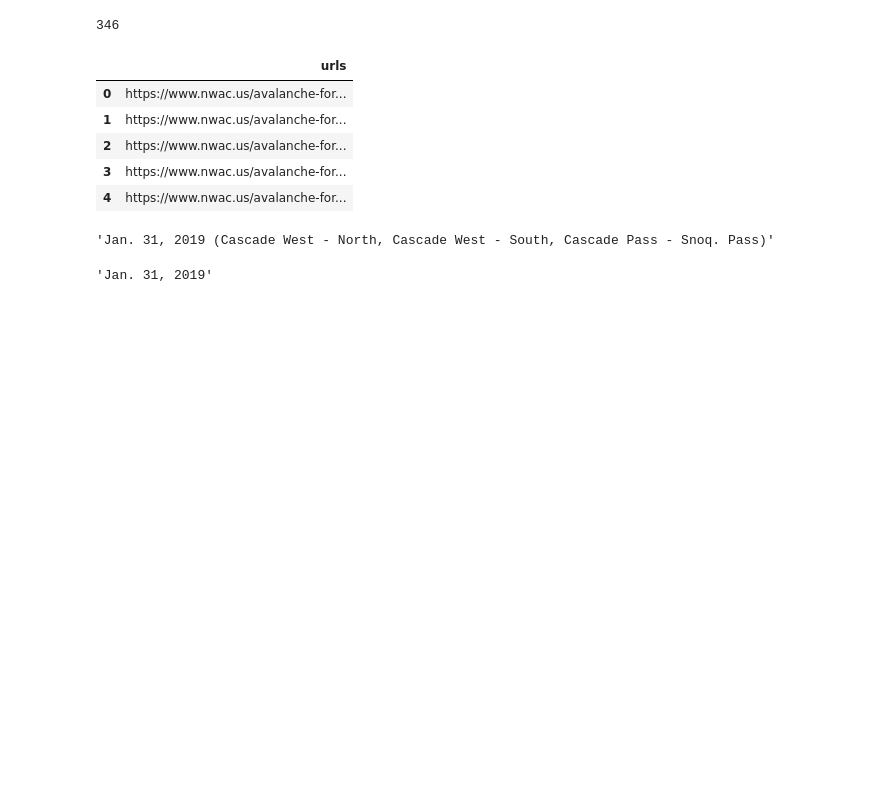
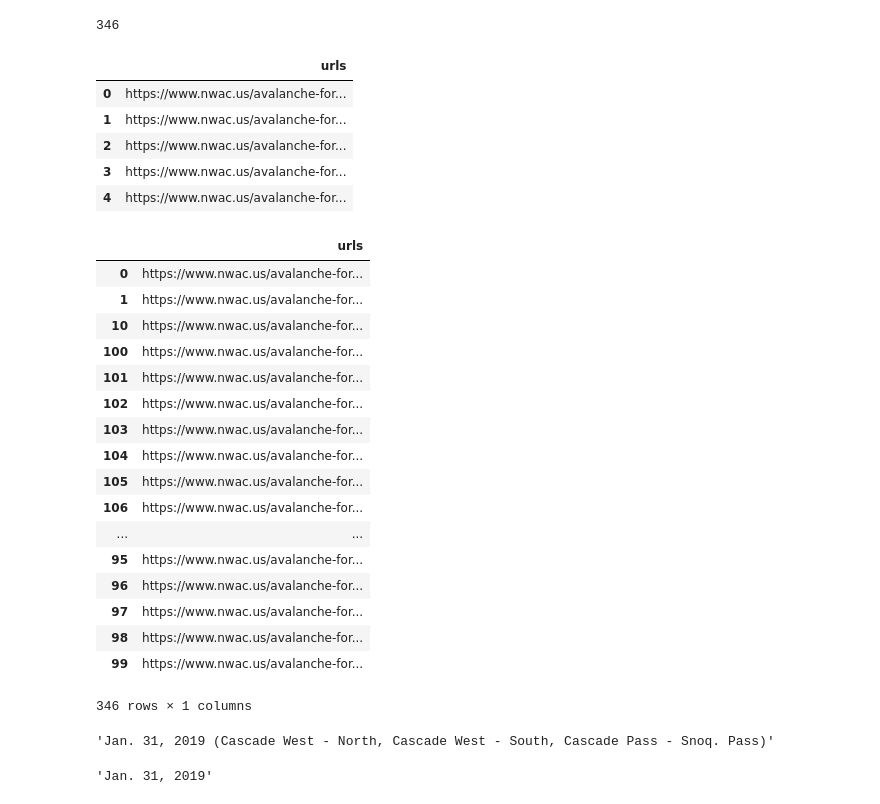
Before and after one commit to kevintheduu/avalanche-predictor, a Jupyter notebook: scrape_url_test.ipynb, the cells around one changed output. Drawn from its saved outputs; the diff is of its cells as text; code cells hidden in the pictures; blank space fills up the shorter version.

```diff
--- a/scrape_url_test.ipynb
+++ b/scrape_url_test.ipynb
@@ -78,3 +80,24 @@ df.head()
+# %%
+pd.read_json('url_scrape.json')
+# %% [output]
+|  | urls |
+| 0 | https://www.nwac.us/avalanche-for... |
+| 1 | https://www.nwac.us/avalanche-for... |
+| 10 | https://www.nwac.us/avalanche-for... |
+| 100 | https://www.nwac.us/avalanche-for... |
+| 101 | https://www.nwac.us/avalanche-for... |
+| 102 | https://www.nwac.us/avalanche-for... |
+| 103 | https://www.nwac.us/avalanche-for... |
+| 104 | https://www.nwac.us/avalanche-for... |
+| 105 | https://www.nwac.us/avalanche-for... |
+| 106 | https://www.nwac.us/avalanche-for... |
+| ... | ... |
+| 95 | https://www.nwac.us/avalanche-for... |
+| 96 | https://www.nwac.us/avalanche-for... |
+| 97 | https://www.nwac.us/avalanche-for... |
+| 98 | https://www.nwac.us/avalanche-for... |
+| 99 | https://www.nwac.us/avalanche-for... |
+346 rows × 1 columns
 # %%
 parents = browser.find_elements_by_css_selector('#main-content > div')
 # %%
```
Also changed, not shown: parts of 5 cells of this notebook, 24 other files.
